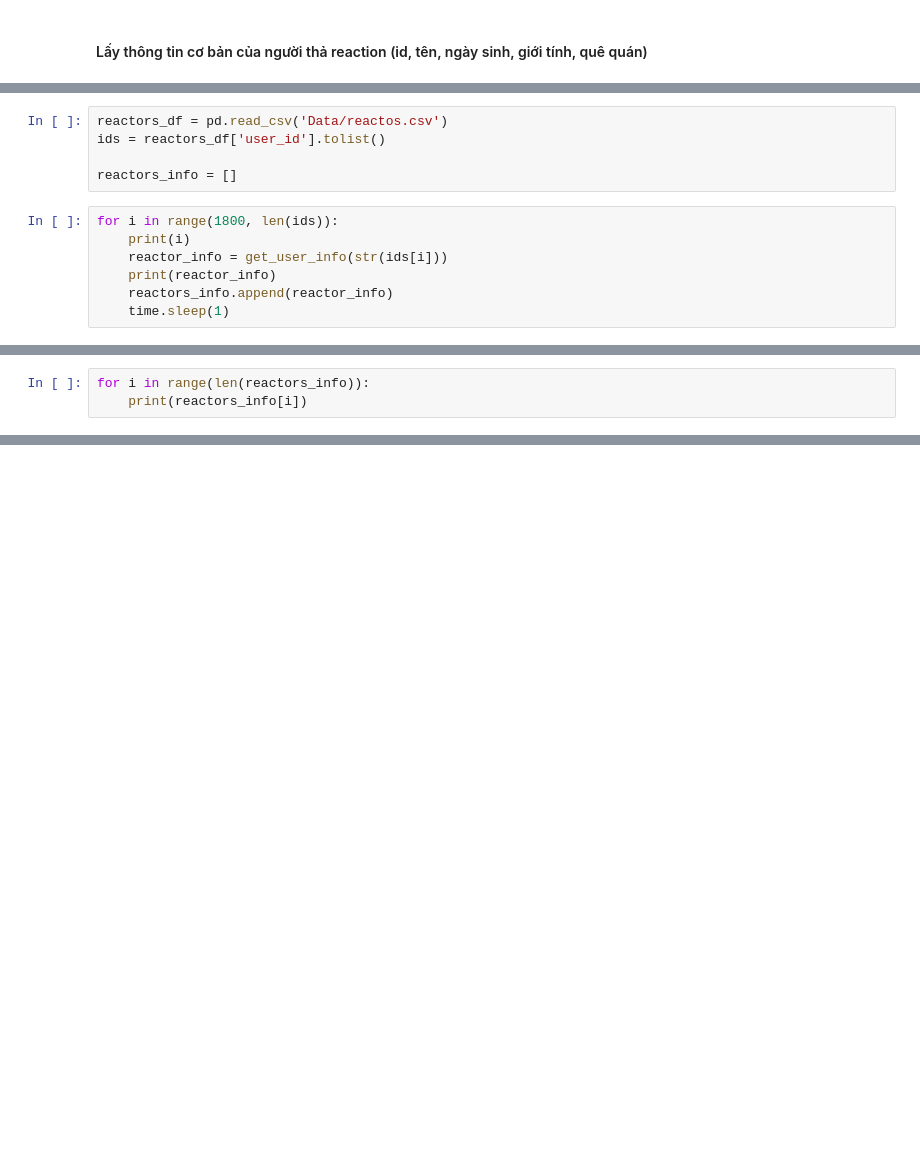
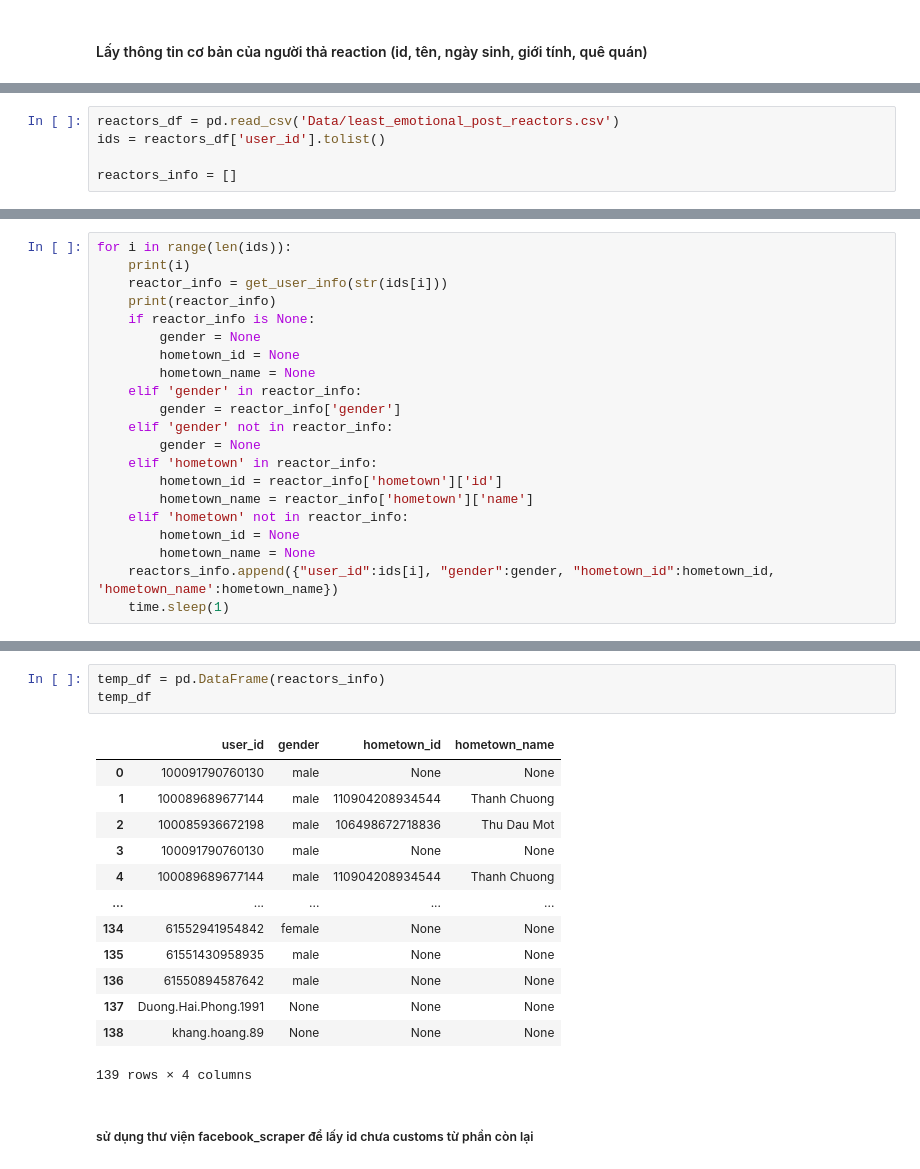
Before and after one commit to 4IUK/facebook_scraper, a Jupyter notebook: crawl_data.ipynb, the cells around one changed output, grey strips where cells are left out. Drawn from its saved outputs; the diff is of its cells as text; blank space fills up the shorter version.

```diff
--- a/crawl_data.ipynb
+++ b/crawl_data.ipynb
@@ -255,14 +243,7 @@ def get_user_info(user_id):
     time.sleep(1)
     return user_info
 # %%
-reactors_df = pd.read_csv('Data/reactos.csv')
+reactors_df = pd.read_csv('Data/least_emotional_post_reactors.csv')
 ids = reactors_df['user_id'].tolist()
 
 reactors_info = []
-# %%
-for i in range(1800, len(ids)):
-    print(i)
-    reactor_info = get_user_info(str(ids[i]))
-    print(reactor_info)
-    reactors_info.append(reactor_info)
-    time.sleep(1)
@@ -288,3 +249,0 @@ KeyboardInterrupt:
-# %%
-for i in range(len(reactors_info)):
-    print(reactors_info[i])
@@ -345,0 +250,21 @@ new_df
+# %%
+for i in range(len(ids)):
+    print(i)
+    reactor_info = get_user_info(str(ids[i]))
+    print(reactor_info)
+    if reactor_info is None:
+        gender = None
+        hometown_id = None
+        hometown_name = None
+    elif 'gender' in reactor_info:
+        gender = reactor_info['gender']
+    elif 'gender' not in reactor_info:
+        gender = None
+    elif 'hometown' in reactor_info:
+        hometown_id = reactor_info['hometown']['id']
+        hometown_name = reactor_info['hometown']['name']
+    elif 'hometown' not in reactor_info:
+        hometown_id = None
+        hometown_name = None
+    reactors_info.append({"user_id":ids[i], "gender":gender, "hometown_id":hometown_id, 'hometown_name':hometown_name})
+    time.sleep(1)
@@ -345,0 +289,19 @@ new_df
+# %%
+temp_df = pd.DataFrame(reactors_info)
+temp_df
+# %% [output]
+|  | user_id | gender | hometown_id | hometown_name |
+| 0 | 100091790760130 | male | None | None |
+| 1 | 100089689677144 | male | 110904208934544 | Thanh Chuong |
+| 2 | 100085936672198 | male | 106498672718836 | Thu Dau Mot |
+| 3 | 100091790760130 | male | None | None |
+| 4 | 100089689677144 | male | 110904208934544 | Thanh Chuong |
+| ... | ... | ... | ... | ... |
+| 134 | 61552941954842 | female | None | None |
+| 135 | 61551430958935 | male | None | None |
+| 136 | 61550894587642 | male | None | None |
+| 137 | Duong.Hai.Phong.1991 | None | None | None |
+| 138 | khang.hoang.89 | None | None | None |
+139 rows × 4 columns
+# %% [markdown]
+##### sử dụng thư viện facebook_scraper để lấy id chưa customs từ phần còn lại
```
Also changed, not shown: parts of 20 cells of this notebook, 8 other files.
